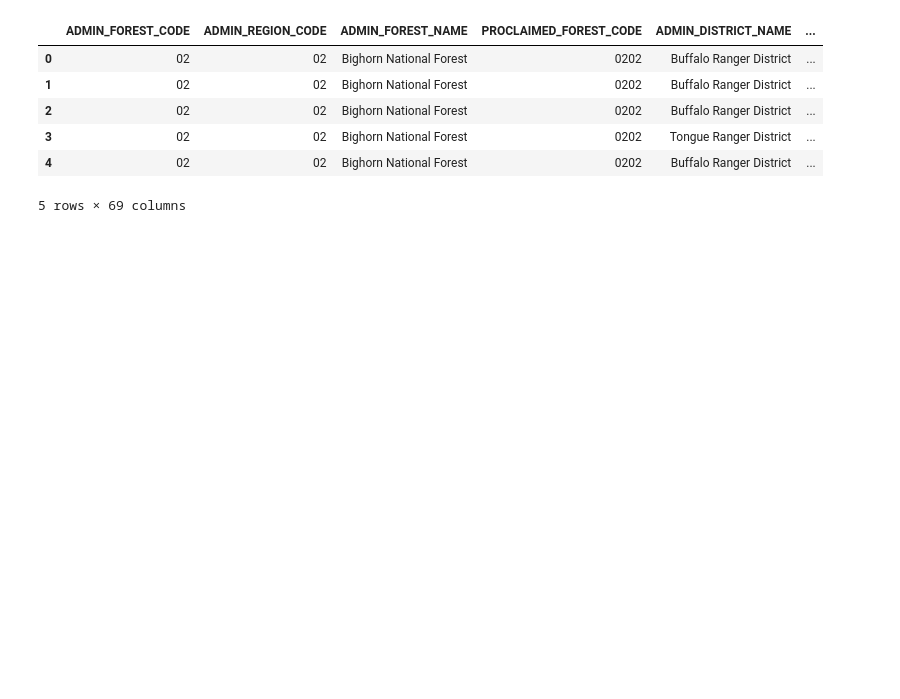
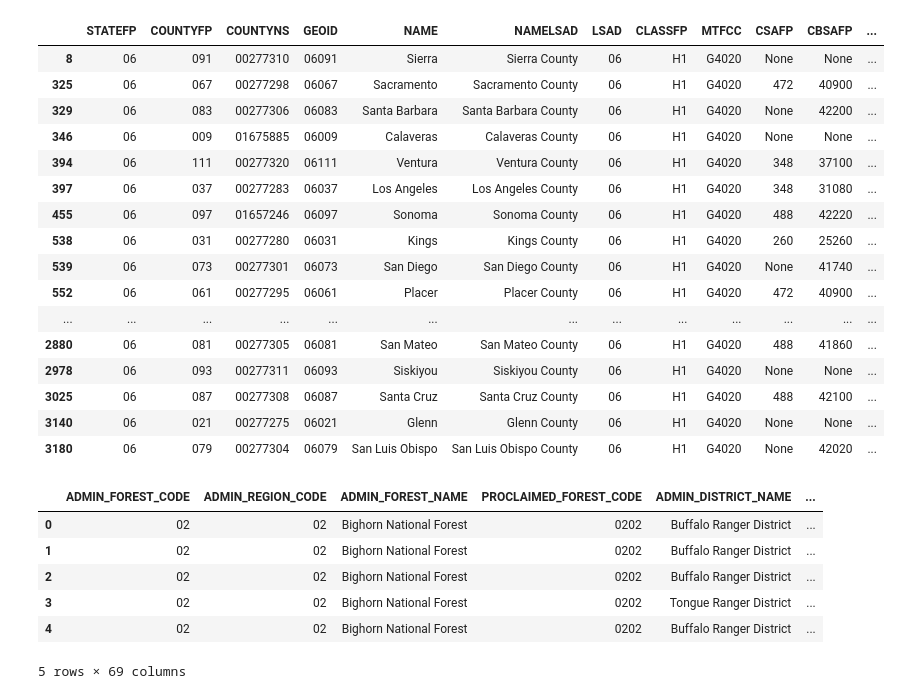
Before and after one commit to golfecholima/ca-wildfire-mitigation, a Jupyter notebook: scratch/scratch-20220407.ipynb, the cells around one changed output. Saved outputs shown, nothing was run; the diff lists cells and outputs as text; code cells hidden in the pictures; blank space fills up the shorter version.

Commit message:
gitignore, qgis, scratch, source updates

```diff
--- a/scratch/scratch-20220407.ipynb
+++ b/scratch/scratch-20220407.ipynb
@@ -10,14 +10,22 @@ calfire_th = '../data/source/calfire/ds816/ds816.gdb'
 calfire_ntmp = '../data/source/calfire/CAL_FIRE_Nonindustrial_Timber_Management_Plans_and_Notices_TA83.geojson'
 # calfire_rx = ''
 # calfire_calmapper = 'TKTKTK'
+z_census_states = '../data/source/census/tl_2020_us_state.zip'
+z_census_counties = '../data/source/census/tl_2021_us_county.zip'
 
 # Geodataframes
-usfs_th_df = gpd.read_file(z_usfs_th)
-usfs_hft_df = gpd.read_file(z_usfs_hft)
-calfire_th_df = gpd.read_file(calfire_th)
-calfire_ntmp_df = gpd.read_file(calfire_ntmp)
-# calfire_rx_df = gpd.read_file(calfire_rx)
+usfs_th_df = gpd.read_file(z_usfs_th) # Forest Service timber harvest
+usfs_hft_df = gpd.read_file(z_usfs_hft) # Forest Service hazardous fuel treatment
+calfire_th_df = gpd.read_file(calfire_th) # CalFire timber harvest
+calfire_ntmp_df = gpd.read_file(calfire_ntmp) # CalFire non-industrial timber management plans
+# calfire_rx_df = gpd.read_file(calfire_rx) # CalFire prescribed burns
 # calfire_calmapper_df = gpd.read_file(calfire_calmapper)
+states_df = gpd.read_file(z_census_states)
+counties_df = gpd.read_file(z_census_counties)
+ca_df = states_df[states_df['STUSPS'] == 'CA']
+ca_counties_df = counties_df[counties_df['STATEFP'] == '06']
+
 
 # TO DO
-# GOTTA VERIFY RX BECAUSE PREVIOUS URL RETURNED 404
+## GOTTA VERIFY RX BECAUSE PREVIOUS URL RETURNED 404
+## GET calmapper set
@@ -24,3 +51,24 @@ calfire_ntmp_df = gpd.read_file(calfire_ntmp)
+# %%
+ca_counties_df = counties_df[counties_df['STATEFP'] == '06']
+ca_counties_df
+# %% [output]
+|  | STATEFP | COUNTYFP | COUNTYNS | GEOID | NAME | NAMELSAD | LSAD | CLASSFP | MTFCC | CSAFP | CBSAFP | ... |
+| 8 | 06 | 091 | 00277310 | 06091 | Sierra | Sierra County | 06 | H1 | G4020 | None | None | ... |
+| 325 | 06 | 067 | 00277298 | 06067 | Sacramento | Sacramento County | 06 | H1 | G4020 | 472 | 40900 | ... |
+| 329 | 06 | 083 | 00277306 | 06083 | Santa Barbara | Santa Barbara County | 06 | H1 | G4020 | None | 42200 | ... |
+| 346 | 06 | 009 | 01675885 | 06009 | Calaveras | Calaveras County | 06 | H1 | G4020 | None | None | ... |
+| 394 | 06 | 111 | 00277320 | 06111 | Ventura | Ventura County | 06 | H1 | G4020 | 348 | 37100 | ... |
+| 397 | 06 | 037 | 00277283 | 06037 | Los Angeles | Los Angeles County | 06 | H1 | G4020 | 348 | 31080 | ... |
+| 455 | 06 | 097 | 01657246 | 06097 | Sonoma | Sonoma County | 06 | H1 | G4020 | 488 | 42220 | ... |
+| 538 | 06 | 031 | 00277280 | 06031 | Kings | Kings County | 06 | H1 | G4020 | 260 | 25260 | ... |
+| 539 | 06 | 073 | 00277301 | 06073 | San Diego | San Diego County | 06 | H1 | G4020 | None | 41740 | ... |
+| 552 | 06 | 061 | 00277295 | 06061 | Placer | Placer County | 06 | H1 | G4020 | 472 | 40900 | ... |
+| ... | ... | ... | ... | ... | ... | ... | ... | ... | ... | ... | ... | ... |
+| 2880 | 06 | 081 | 00277305 | 06081 | San Mateo | San Mateo County | 06 | H1 | G4020 | 488 | 41860 | ... |
+| 2978 | 06 | 093 | 00277311 | 06093 | Siskiyou | Siskiyou County | 06 | H1 | G4020 | None | None | ... |
+| 3025 | 06 | 087 | 00277308 | 06087 | Santa Cruz | Santa Cruz County | 06 | H1 | G4020 | 488 | 42100 | ... |
+| 3140 | 06 | 021 | 00277275 | 06021 | Glenn | Glenn County | 06 | H1 | G4020 | None | None | ... |
+| 3180 | 06 | 079 | 00277304 | 06079 | San Luis Obispo | San Luis Obispo County | 06 | H1 | G4020 | None | 42020 | ... |
 # %%
 usfs_th_df.head()
 # %% [output]
```
Also changed, not shown: parts of 5 cells of this notebook, 3 other files.
